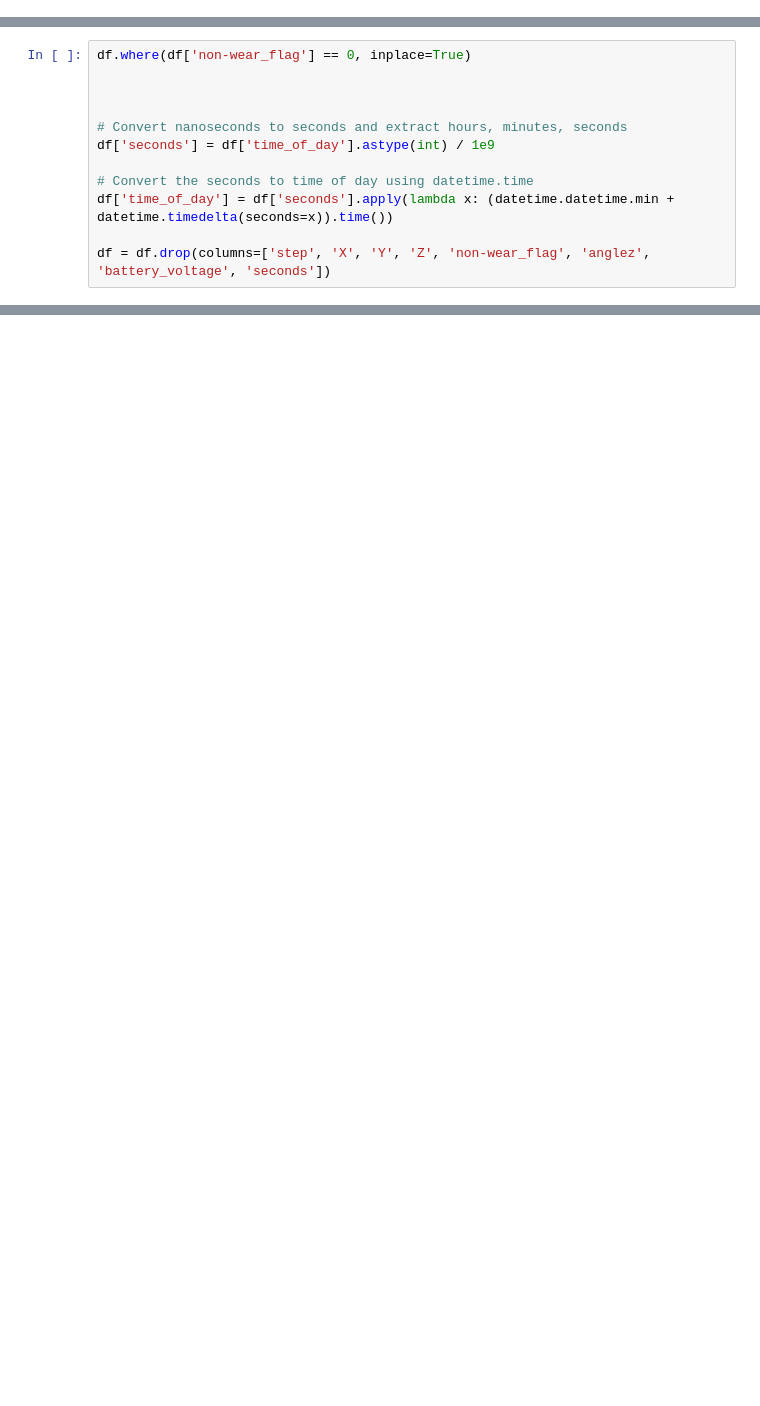
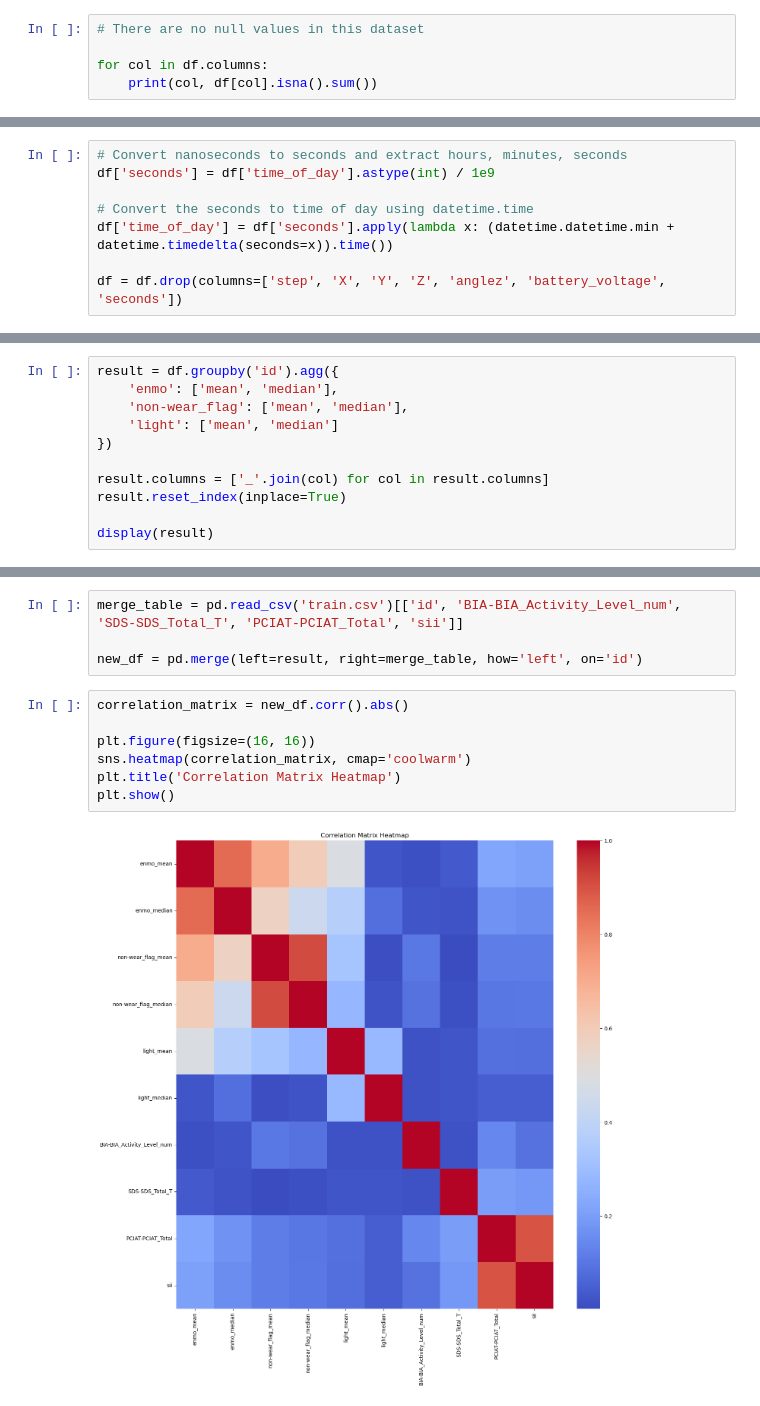
Before and after one commit to ASilins/mal1-2024, a Jupyter notebook: final project/analysis_actigraphy.ipynb, the cells around one changed output, grey strips where cells are left out. Cells and saved outputs as stored; diff of their text form; blank space fills up the shorter version.

```diff
--- a/final project/analysis_actigraphy.ipynb
+++ b/final project/analysis_actigraphy.ipynb
@@ -22,0 +58,5 @@ display(df)
+# %%
+# There are no null values in this dataset
+
+for col in df.columns:
+    print(col, df[col].isna().sum())
@@ -23,12 +78,8 @@ display(df)
 # %%
-df.where(df['non-wear_flag'] == 0, inplace=True)
-
-
-
 # Convert nanoseconds to seconds and extract hours, minutes, seconds
 df['seconds'] = df['time_of_day'].astype(int) / 1e9
 
 # Convert the seconds to time of day using datetime.time
 df['time_of_day'] = df['seconds'].apply(lambda x: (datetime.datetime.min + datetime.timedelta(seconds=x)).time())
 
-df = df.drop(columns=['step', 'X', 'Y', 'Z', 'non-wear_flag', 'anglez', 'battery_voltage', 'seconds'])
+df = df.drop(columns=['step', 'X', 'Y', 'Z', 'anglez', 'battery_voltage', 'seconds'])
@@ -46,0 +102,11 @@ df.describe()
+# %%
+result = df.groupby('id').agg({
+    'enmo': ['mean', 'median'],
+    'non-wear_flag': ['mean', 'median'],
+    'light': ['mean', 'median']
+})
+
+result.columns = ['_'.join(col) for col in result.columns]
+result.reset_index(inplace=True)
+
+display(result)
@@ -46,0 +127,13 @@ df.describe()
+# %%
+merge_table = pd.read_csv('train.csv')[['id', 'BIA-BIA_Activity_Level_num', 'SDS-SDS_Total_T', 'PCIAT-PCIAT_Total', 'sii']]
+
+new_df = pd.merge(left=result, right=merge_table, how='left', on='id')
+# %%
+correlation_matrix = new_df.corr().abs()
+
+plt.figure(figsize=(16, 16))
+sns.heatmap(correlation_matrix, cmap='coolwarm')
+plt.title('Correlation Matrix Heatmap')
+plt.show()
+# %% [output]
+[figure, added]
```
Also changed, not shown: parts of 14 cells of this notebook, 1 other file.
